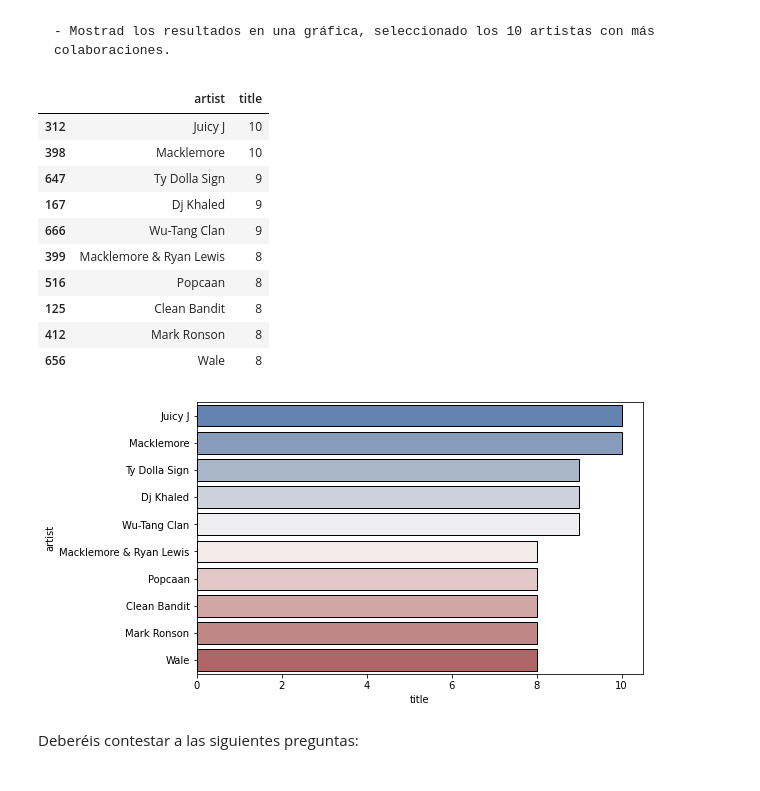
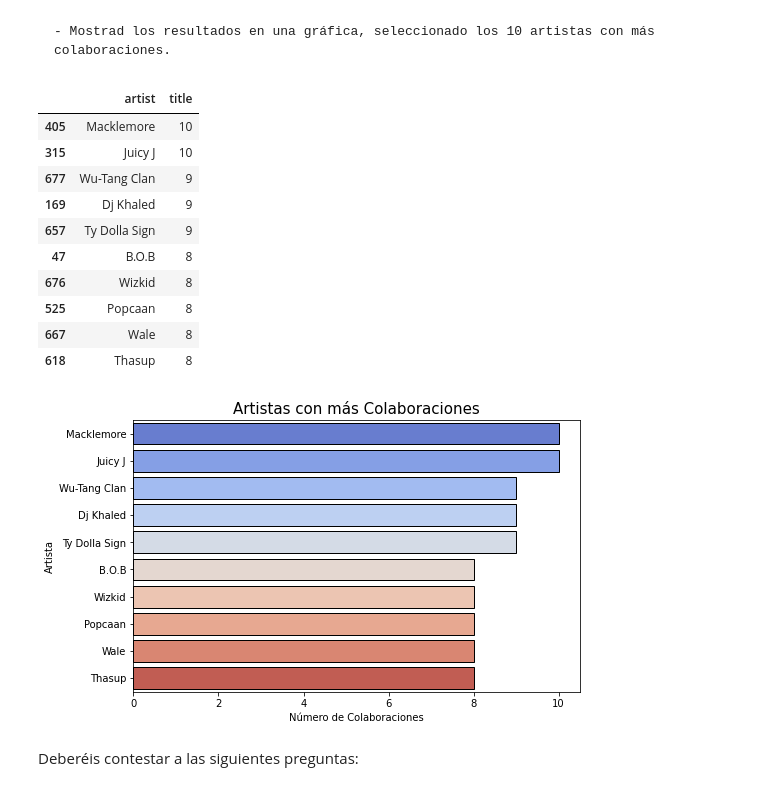
Before and after one commit to PalomaDA/DA-promoD-modulo2-sprint1-PalomaMeson, a Jupyter notebook: pandas/pandas.ipynb, the cells around one changed output. Drawn from its saved outputs; the diff is of its cells as text; code cells hidden in the pictures.

```diff
--- a/pandas/pandas.ipynb
+++ b/pandas/pandas.ipynb
@@ -244,10 +231,10 @@ array(['Gorillaz - Feel Good Inc. (Official Video)',
 # %%
 def titulos(t):
     '''
-    Funcion que unifica el formato de los títulos, poniendo la primera letra de cada palabra
+    Funcion que unifica el formato de los datos, poniendo la primera letra de cada palabra
     en mayúsculas y el resto en minúscula
 
-    Parámetro: cada dato de la columna dada (titulos)
+    Parámetro: cada dato de la columna dada
     Return: el titulo en el formato deseado
     '''
     try:
@@ -285,13 +275,13 @@ array(['Too $hort', 'Curren$y', 'Ty Dolla $ign', 'A$AP Rocky',
 # Vemos que en algunos nombres de artista hay un $ en vez de una S (ej. 'Too $hort'), por lo que creamos una funcion que lleve a cabo dicho cambio
 def nombre_artista(a):
     '''
-    Funcion que elimina el símbolo $ de los nombres de los artistas
+    Funcion que elimina el símbolo $ de los nombres de los artistas y lo intercambia por una 'S'
 
     Parámetro: cada dato de la columna dada (artistas)
     Return: el nombre del artista en el formato deseado
     '''
     try:
-        return a.replace('$','S').title()
+        return a.replace('$','s').title()
     except:
         return np.nan
 # %%
@@ -473,7 +494,7 @@ single_mas_vistos
     - Filtrad los datos para quedaros solo con aquellos datos donde en la columna "track" tengamos "feat".
 # %%
 # creamos el patron de regex
-patron = 'feat'
+patron = 'Feat'
 # %%
 df_feat = df[df["track"].str.contains(patron, regex=True)]
 df_feat.sample(3)
@@ -505,24 +522,29 @@ mas_feat = df_artist_feat.sort_values('title', ascending = False).head(10)
 mas_feat
 # %% [output]
 |  | artist | title |
-| 312 | Juicy J | 10 |
-| 398 | Macklemore | 10 |
-| 647 | Ty Dolla Sign | 9 |
-| 167 | Dj Khaled | 9 |
-| 666 | Wu-Tang Clan | 9 |
-| 399 | Macklemore & Ryan Lewis | 8 |
-| 516 | Popcaan | 8 |
-| 125 | Clean Bandit | 8 |
-| 412 | Mark Ronson | 8 |
-| 656 | Wale | 8 |
+| 405 | Macklemore | 10 |
+| 315 | Juicy J | 10 |
+| 677 | Wu-Tang Clan | 9 |
+| 169 | Dj Khaled | 9 |
+| 657 | Ty Dolla Sign | 9 |
+| 47 | B.O.B | 8 |
+| 676 | Wizkid | 8 |
+| 525 | Popcaan | 8 |
+| 667 | Wale | 8 |
+| 618 | Thasup | 8 |
 # %%
 plt.figure(figsize = (8,5))
 
-fig = sns.barplot(x = 'title', y = 'artist', data = mas_feat, palette = 'vlag', edgecolor = 'black')
+fig = sns.barplot(x = 'title', y = 'artist', data = mas_feat, palette = 'coolwarm', edgecolor = 'black')
+
+fig.set_title('Artistas con más Colaboraciones', fontsize = 15)
+
+fig.set_xlabel('Número de Colaboraciones')
+fig.set_ylabel('Artista')
 
 plt.show()
 # %% [output]
-[figure, old version]
+[figure, new version]
 # %% [markdown]
 Deberéis contestar a las siguientes preguntas:
 # %% [markdown]
```
Also changed, not shown: parts of 71 cells of this notebook.
